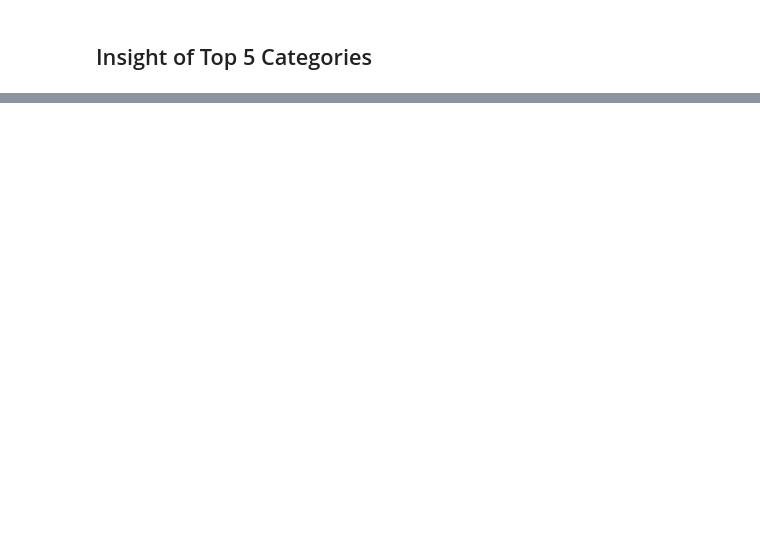
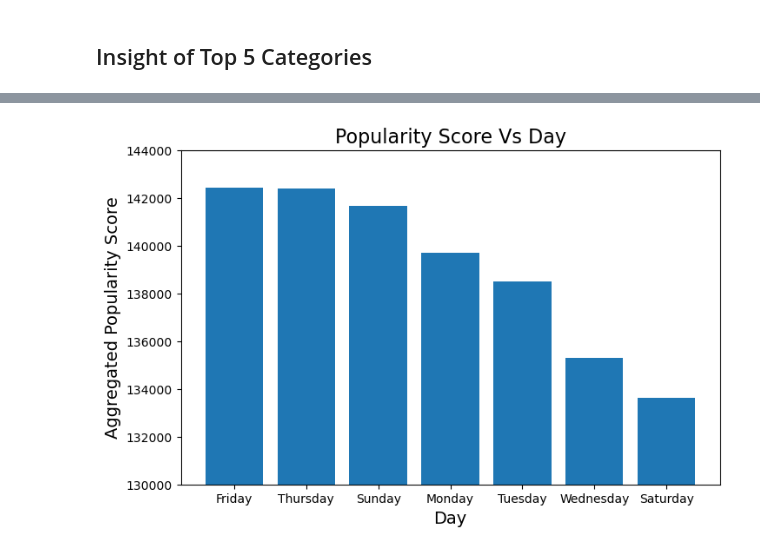
Before and after one commit to dulithaJayakodige/ForageAccentureDataAnalytics, a Jupyter notebook: dataCelaningModelling.ipynb, the cells around one changed output, grey strips where cells are left out. Cells and saved outputs as stored; diff of their text form; code cells hidden in the pictures; blank space fills up the shorter version.

```diff
--- a/dataCelaningModelling.ipynb
+++ b/dataCelaningModelling.ipynb
@@ -321,0 +391,14 @@ top5insight.head(20)
+# %%
+data_merge2.dtypes
+data_merge2['Datetime'] = pd.to_datetime(data_merge2['Datetime'])
+data_merge2.dtypes
+
+data_merge2.Datetime.dt.day_name()
+print(min(data_merge2.Datetime))
+print(max(data_merge2.Datetime))
+
+data_merge2['Day'] = data_merge2.Datetime.dt.day_name()
+data_merge2['Month'] = data_merge2.Datetime.dt.month_name()
+data_merge2['Hour'] = data_merge2.Datetime.dt.hour
+
+data_merge2.head()
@@ -321,0 +414,4 @@ top5insight.head(20)
+# %%
+DayScore = data_merge2[['Day','Score']]
+DayScore2 = DayScore.groupby(['Day'], as_index=False).sum().sort_values(by=['Score'],ascending=False)  #get the agregated sum of score
+DayScore2.head(10)
@@ -321,0 +427,14 @@ top5insight.head(20)
+# %%
+fig = plt.figure(figsize = (8, 5))
+
+plt.bar(DayScore2['Day'] ,DayScore2['Score'], )# color ='magenta')
+
+plt.xlabel("Day",fontsize=14)
+plt.ylabel("Aggregated Popularity Score",fontsize=14)
+plt.title("Popularity Score Vs Day",fontsize=16)
+plt.ylim(130000,144000)
+#plt.yticks(np.arange(60000, 78000, 4000))
+
+plt.show()
+# %% [output]
+[figure, added]
```
Also changed, not shown: parts of 20 cells of this notebook, 6 other files.
